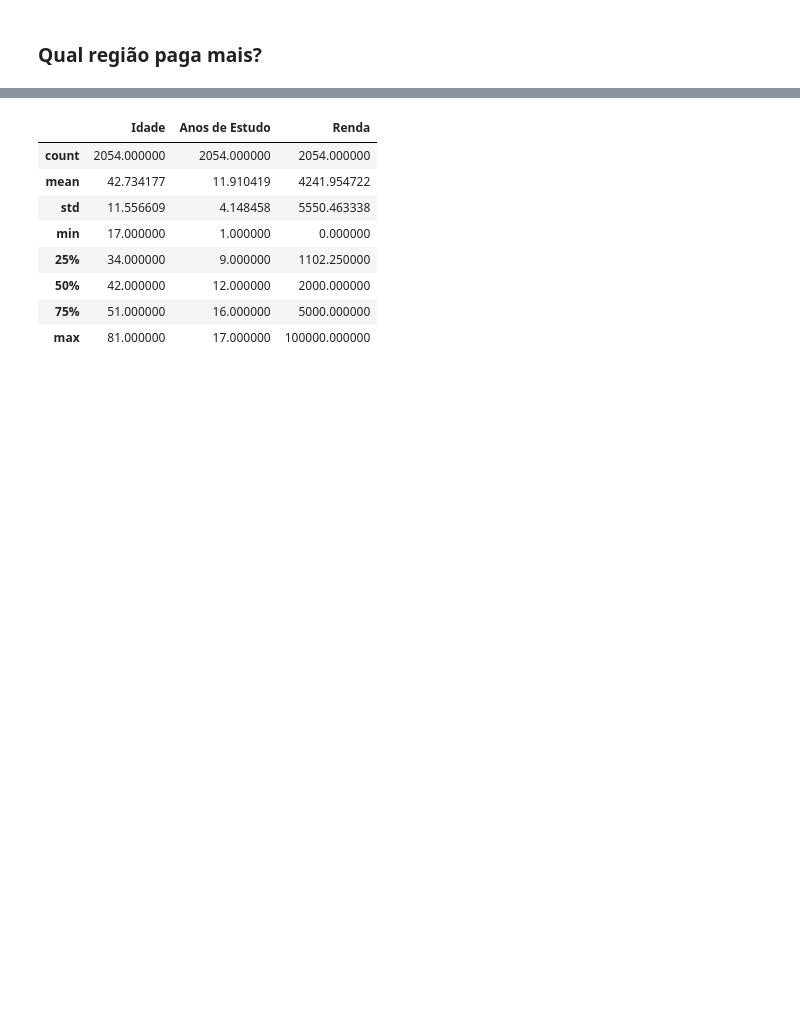
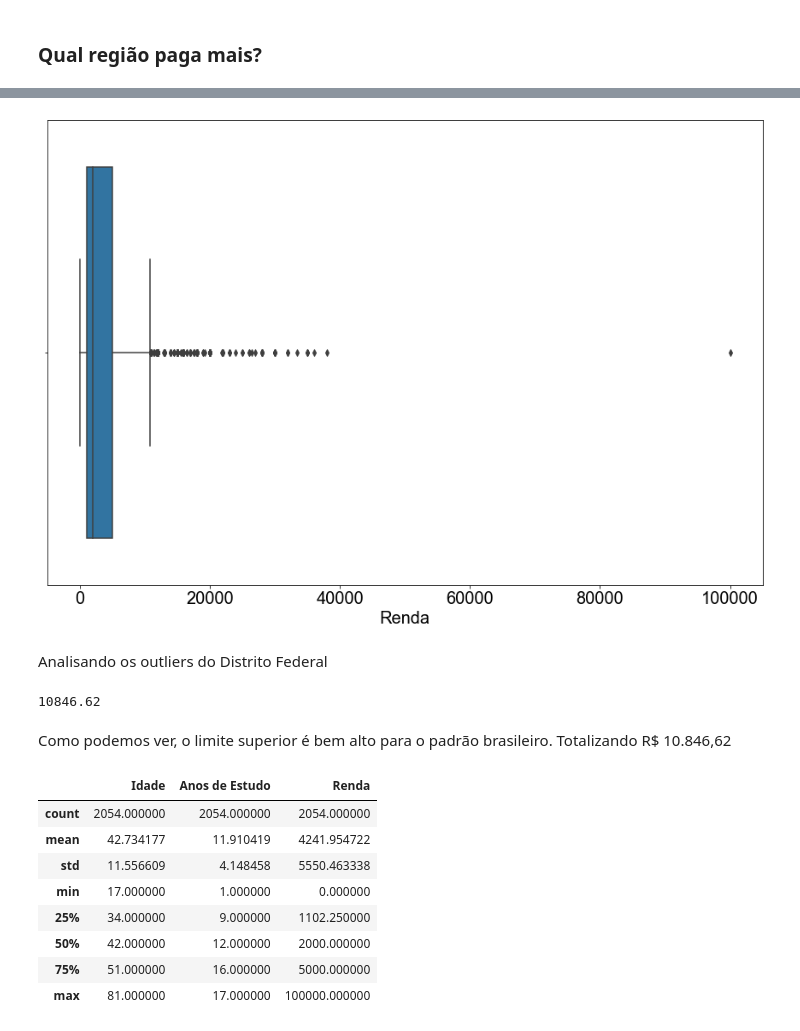
Before and after one commit to Marcus-Bernard0/Data-Science-projects, a Jupyter notebook: 1 - Projeto PNAD/Projeto.ipynb, the cells around one changed output, grey strips where cells are left out. Cells and saved outputs as stored; diff of their text form; code cells hidden in the pictures; blank space fills up the shorter version.

```diff
--- a/1 - Projeto PNAD/Projeto.ipynb
+++ b/1 - Projeto PNAD/Projeto.ipynb
@@ -482,0 +498,7 @@ dfDistrito = dados[(dados.UF =='Distrito Federal')]
+# %%
+ax = sns.boxplot(x = 'Renda', data = dfDistrito, orient = 'h')
+ax.figure.set_size_inches(15, 10)
+# %% [output]
+[figure, added]
+# %% [markdown]
+Analisando os outliers do Distrito Federal
@@ -483,3 +512,10 @@ dfDistrito = dados[(dados.UF =='Distrito Federal')]
+# %%
+limite_inferior
+limite_superior.round(2)
+# %% [output]
+10846.62
+# %% [markdown]
+Como podemos ver, o limite superior é bem alto para o padrão brasileiro. Totalizando R$ 10.846,62
 # %%
 dfDistrito.describe()
 # %% [output]
```
Also changed, not shown: parts of 26 cells of this notebook, 2 other files.
